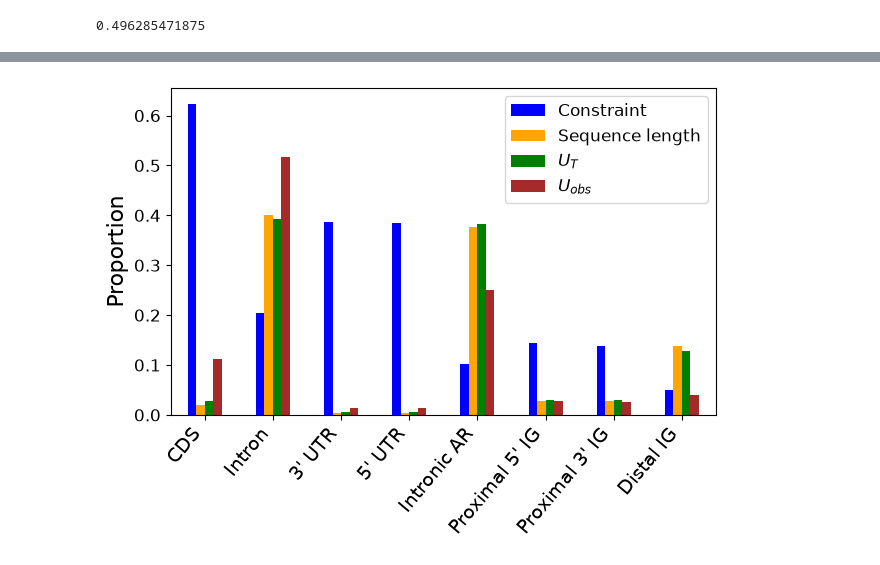
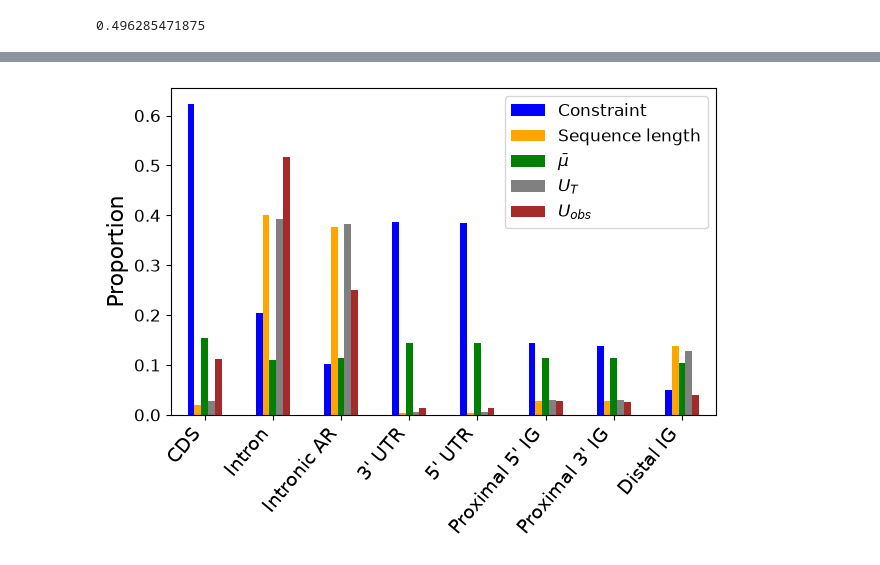
Before and after one commit to uliseshmc/EstimatingUd, a Jupyter notebook: Ud_estimation.ipynb, the cells around one changed output, grey strips where cells are left out. Drawn from its saved outputs; the diff is of its cells as text; code cells hidden in the pictures.

```diff
--- a/Ud_estimation.ipynb
+++ b/Ud_estimation.ipynb
@@ -12,6 +12,7 @@ motif_length = 3
 Constraint = pd.read_csv("output_data/trinuc_constraint_mean_sem.csv")
 numb_sites = pd.read_csv("output_data/length_perregion.csv")
 UT = pd.read_csv("output_data/UT_perregion_motiflength" + str(motif_length) + ".csv")
+Mut_rates = pd.read_csv("output_data/average_mutrates_motiflength" + str(motif_length) + "_mean_sem.csv")
 # %%
 Constraint = Constraint[Constraint.iloc[:, 0] == "mean"].reset_index(drop=True)
 Constraint = Constraint.iloc[:, 1:3].copy()
@@ -53,3 +54,8 @@ UT
 | 5 | introns_nonUTR | 16.700769 | 0.392392 |
 | 6 | proximal3IG | 1.249524 | 0.029358 |
 | 7 | proximal5IG | 1.248207 | 0.029327 |
+# %%
+Mut_rates = Mut_rates[Mut_rates.iloc[:, 0] == "mean"].reset_index(drop=True)
+Mut_rates = Mut_rates.iloc[:, 1:3].copy()
+Mut_rates.columns = ["Region", "Mut_rates"]
+Mut_rates
@@ -109,17 +114,34 @@ fraction_region_df
 # %%
-ax = fraction_region_df.plot(
+name_map = dict(zip(
+    ["cds", "introns_nonUTR", "intronsAR", "introns3UTR", "introns5UTR",
+     "proximal5IG", "proximal3IG", "distalIG"],
+    ["CDS", "Intron", "Intronic AR", "3' UTR", "5' UTR",
+     "Proximal 5' IG", "Proximal 3' IG", "Distal IG"]
+))
+alldata_df = (
+    alldata_df.set_index("Region")
+    .loc[list(name_map)]
+    .reset_index()
+)
+
+ax = alldata_df.plot(
     x='Region',
-    y=['Constraint', 'numb_sites', 'UT', 'Udregion'],
+    y=['Constraint', 'fraction_of_total_sites', 'Mut_rate_fraction', 'UT_fraction', 'Udregion_fraction'],
     kind='bar',
-    color=['blue', 'orange', 'green', 'brown']
+    color=['blue', 'orange', 'green', 'gray', 'brown'],
 #    order=["cds", "introns", "intronsAR", "3UTR", "5UTR", "distalIG", "proximal5IG", "proximal3IG"]
 )
 plt.ylabel('Proportion', fontsize=16)
 plt.yticks(fontsize=12)
-ax.set_xticklabels(["CDS", "Intron", "3' UTR", "5' UTR", "Intronic AR", "Proximal 5' IG", "Proximal 3' IG", "Distal IG"], rotation=50, ha='right', fontsize=14)
-plt.legend(['Constraint', 'Sequence length', r'$U_T$', r'$U_{obs}$'], fontsize=12)
+ax.set_xticklabels(
+    alldata_df["Region"].map(name_map),
+    rotation=50,
+    ha="right",
+    fontsize=14
+)
+plt.legend(['Constraint', 'Sequence length', r'$\bar{\mu}$', r'$U_T$', r'$U_{obs}$'], fontsize=12)
 plt.xlabel('')
 plt.tight_layout()
 # %% [output]
-[figure, old version]
+[figure, new version]
 # %%
```
Also changed, not shown: parts of 8 cells of this notebook, 4 other files.
